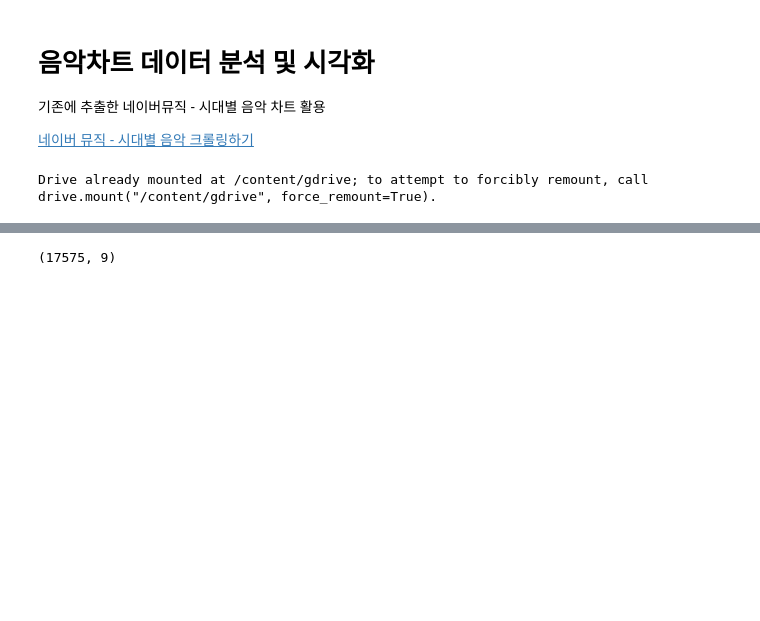
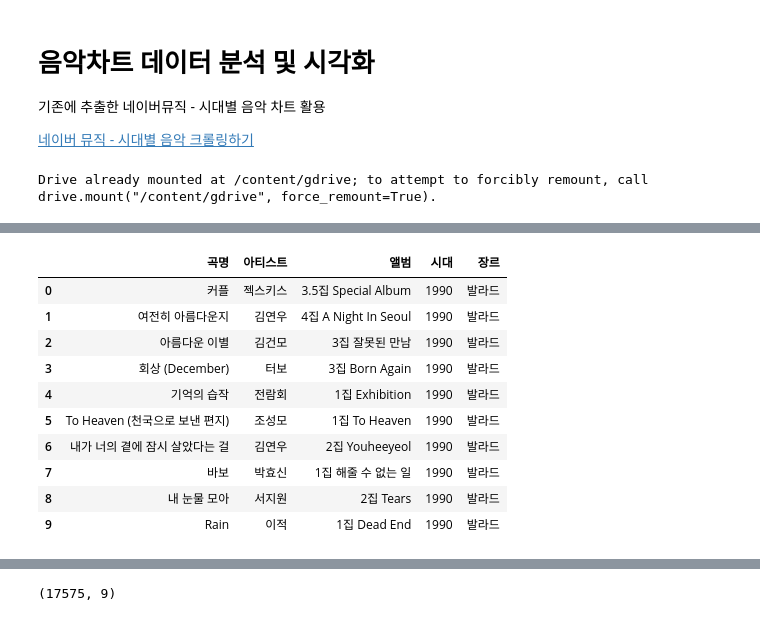
Before and after one commit to neutri-no/brunch, a Jupyter notebook: 01_02_music_chart_analyze.ipynb, the cells around one changed output, grey strips where cells are left out. Saved outputs shown, nothing was run; the diff lists cells and outputs as text; code cells hidden in the pictures; blank space fills up the shorter version.

```diff
--- a/01_02_music_chart_analyze.ipynb
+++ b/01_02_music_chart_analyze.ipynb
@@ -55,0 +40,14 @@ music_data.head()
+# %%
+music_data[music_data['시대']==1990][['곡명','아티스트','앨범','시대','장르']].head(10).reset_index(drop=True)
+# %% [output]
+|  | 곡명 | 아티스트 | 앨범 | 시대 | 장르 |
+| 0 | 커플 | 젝스키스 | 3.5집 Special Album | 1990 | 발라드 |
+| 1 | 여전히 아름다운지 | 김연우 | 4집 A Night In Seoul | 1990 | 발라드 |
+| 2 | 아름다운 이별 | 김건모 | 3집 잘못된 만남 | 1990 | 발라드 |
+| 3 | 회상 (December) | 터보 | 3집 Born Again | 1990 | 발라드 |
+| 4 | 기억의 습작 | 전람회 | 1집 Exhibition | 1990 | 발라드 |
+| 5 | To Heaven (천국으로 보낸 편지) | 조성모 | 1집 To Heaven | 1990 | 발라드 |
+| 6 | 내가 너의 곁에 잠시 살았다는 걸 | 김연우 | 2집 Youheeyeol | 1990 | 발라드 |
+| 7 | 바보 | 박효신 | 1집 해줄 수 없는 일 | 1990 | 발라드 |
+| 8 | 내 눈물 모아 | 서지원 | 2집 Tears | 1990 | 발라드 |
+| 9 | Rain | 이적 | 1집 Dead End | 1990 | 발라드 |
```
Also changed, not shown: parts of 16 cells of this notebook.
